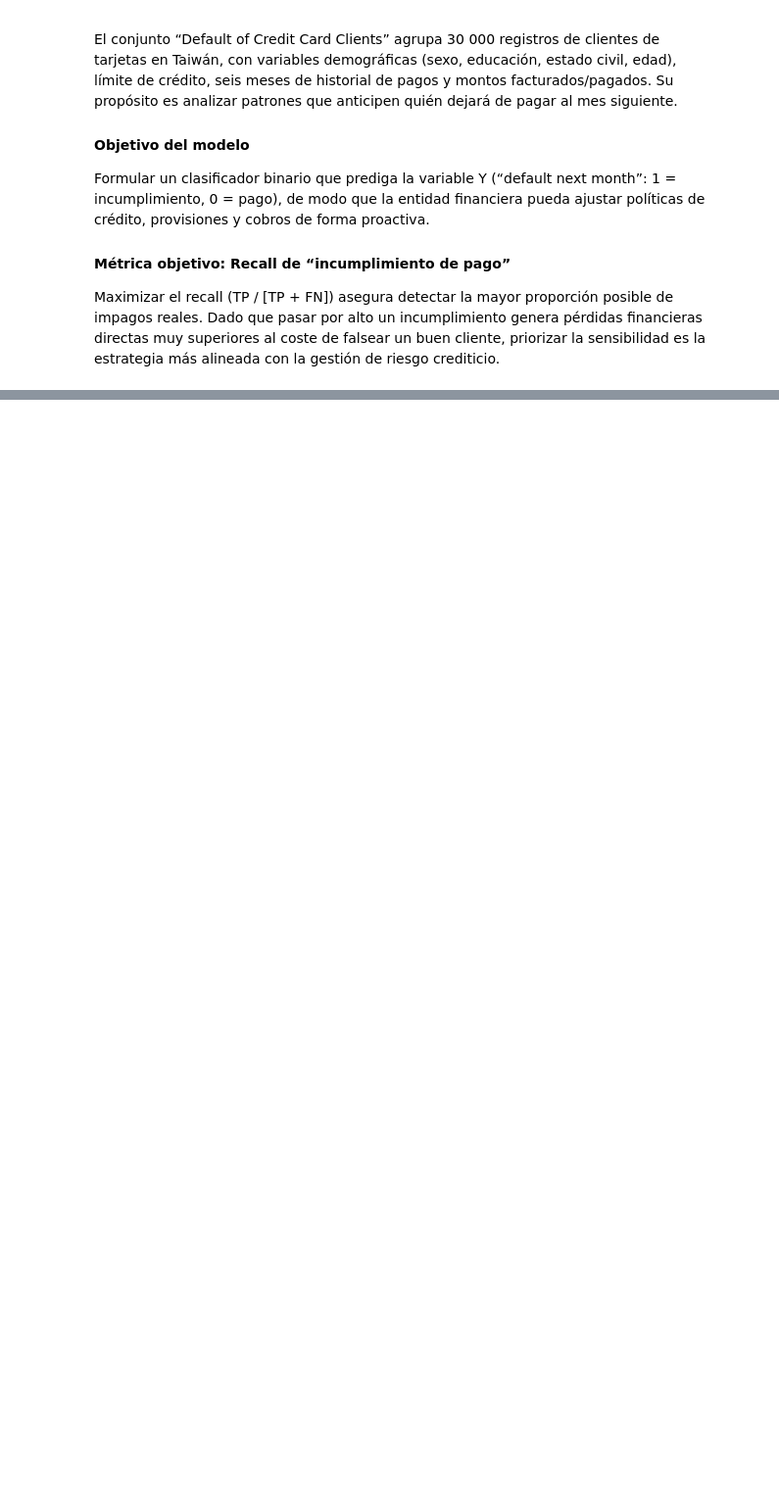
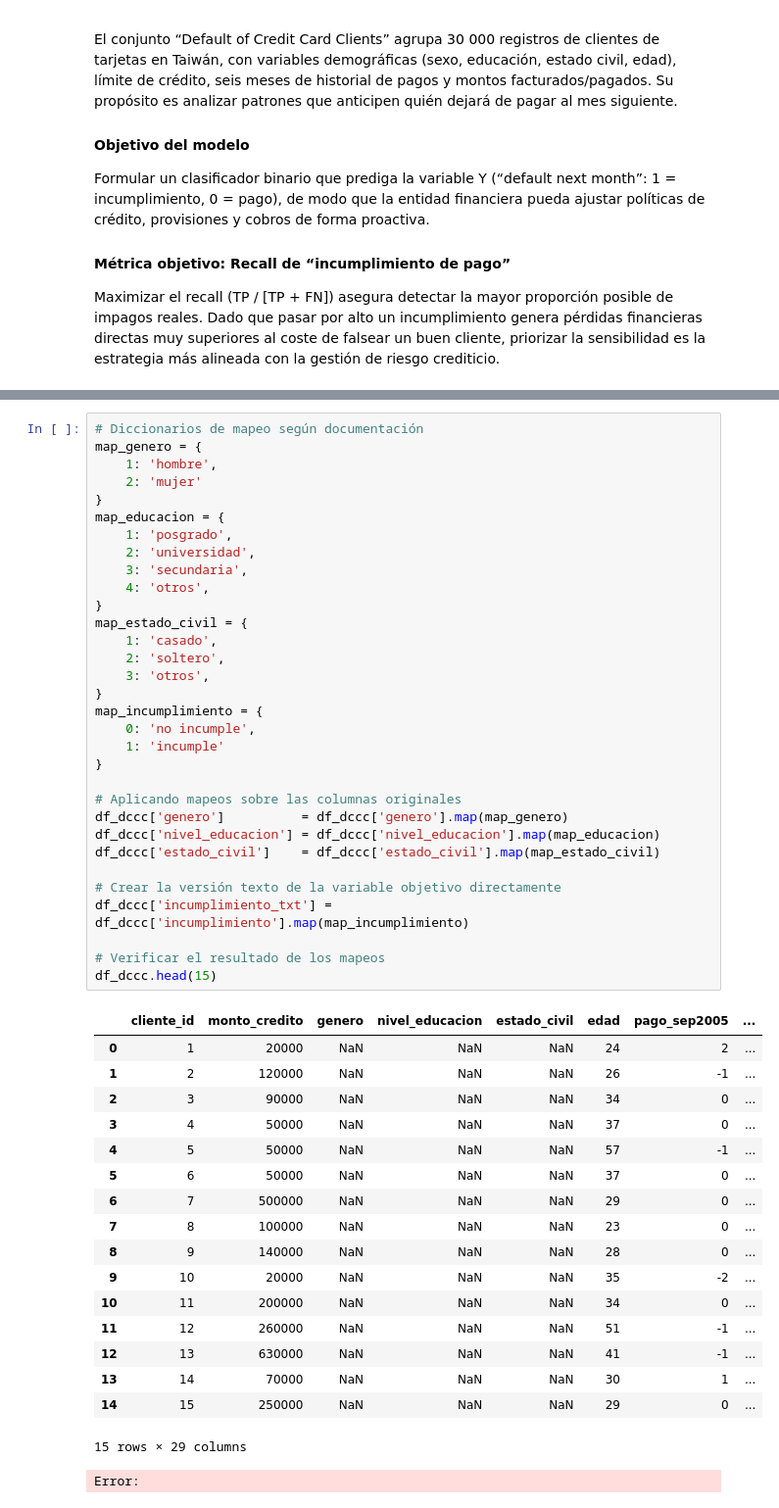
Before and after one commit to sgurdian/ml_default_credit_card_clients, a Jupyter notebook: notebooks/ml_project_DCCC.ipynb, the cells around one changed output, grey strips where cells are left out. Shown at 98% size. Saved outputs shown, nothing was run; the diff lists cells and outputs as text; blank space fills up the shorter version.

```diff
--- a/notebooks/ml_project_DCCC.ipynb
+++ b/notebooks/ml_project_DCCC.ipynb
@@ -328,0 +543,51 @@ plt.show()
+# %%
+# Diccionarios de mapeo según documentación
+map_genero = {
+    1: 'hombre',
+    2: 'mujer'
+}
+map_educacion = {
+    1: 'posgrado',
+    2: 'universidad',
+    3: 'secundaria',
+    4: 'otros',
+}
+map_estado_civil = {
+    1: 'casado',
+    2: 'soltero',
+    3: 'otros',
+}
+map_incumplimiento = {
+    0: 'no incumple',
+    1: 'incumple'
+}
+
+# Aplicando mapeos sobre las columnas originales
+df_dccc['genero']          = df_dccc['genero'].map(map_genero)
+df_dccc['nivel_educacion'] = df_dccc['nivel_educacion'].map(map_educacion)
+df_dccc['estado_civil']    = df_dccc['estado_civil'].map(map_estado_civil)
+
+# Crear la versión texto de la variable objetivo directamente
+df_dccc['incumplimiento_txt'] = df_dccc['incumplimiento'].map(map_incumplimiento)
+
+# Verificar el resultado de los mapeos
+df_dccc.head(15)
+# %% [output]
+|  | cliente_id | monto_credito | genero | nivel_educacion | estado_civil | edad | pago_sep2005 | ... |
+| 0 | 1 | 20000 | NaN | NaN | NaN | 24 | 2 | ... |
+| 1 | 2 | 120000 | NaN | NaN | NaN | 26 | -1 | ... |
+| 2 | 3 | 90000 | NaN | NaN | NaN | 34 | 0 | ... |
+| 3 | 4 | 50000 | NaN | NaN | NaN | 37 | 0 | ... |
+| 4 | 5 | 50000 | NaN | NaN | NaN | 57 | -1 | ... |
+| 5 | 6 | 50000 | NaN | NaN | NaN | 37 | 0 | ... |
+| 6 | 7 | 500000 | NaN | NaN | NaN | 29 | 0 | ... |
+| 7 | 8 | 100000 | NaN | NaN | NaN | 23 | 0 | ... |
+| 8 | 9 | 140000 | NaN | NaN | NaN | 28 | 0 | ... |
+| 9 | 10 | 20000 | NaN | NaN | NaN | 35 | -2 | ... |
+| 10 | 11 | 200000 | NaN | NaN | NaN | 34 | 0 | ... |
+| 11 | 12 | 260000 | NaN | NaN | NaN | 51 | -1 | ... |
+| 12 | 13 | 630000 | NaN | NaN | NaN | 41 | -1 | ... |
+| 13 | 14 | 70000 | NaN | NaN | NaN | 30 | 1 | ... |
+| 14 | 15 | 250000 | NaN | NaN | NaN | 29 | 0 | ... |
+15 rows × 29 columns
+Error:
```
Also changed, not shown: parts of 17 cells of this notebook.
